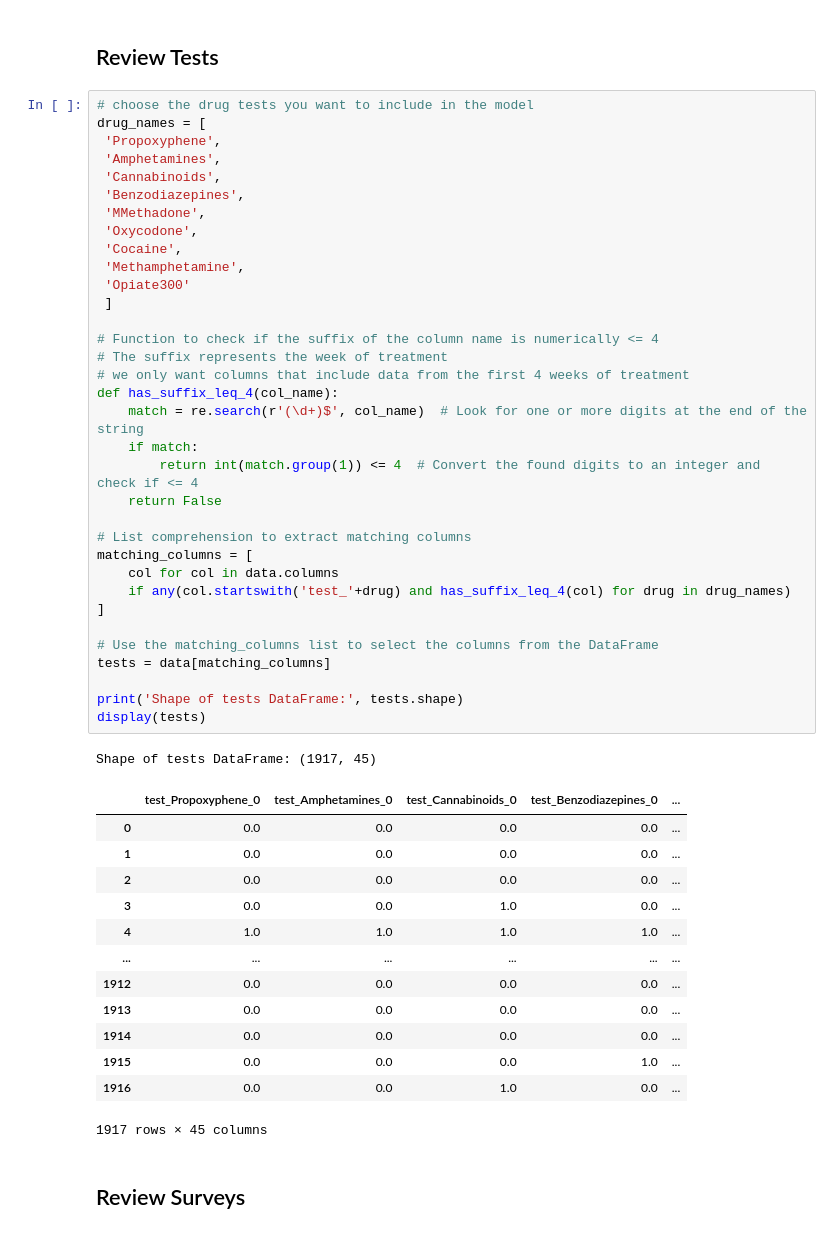
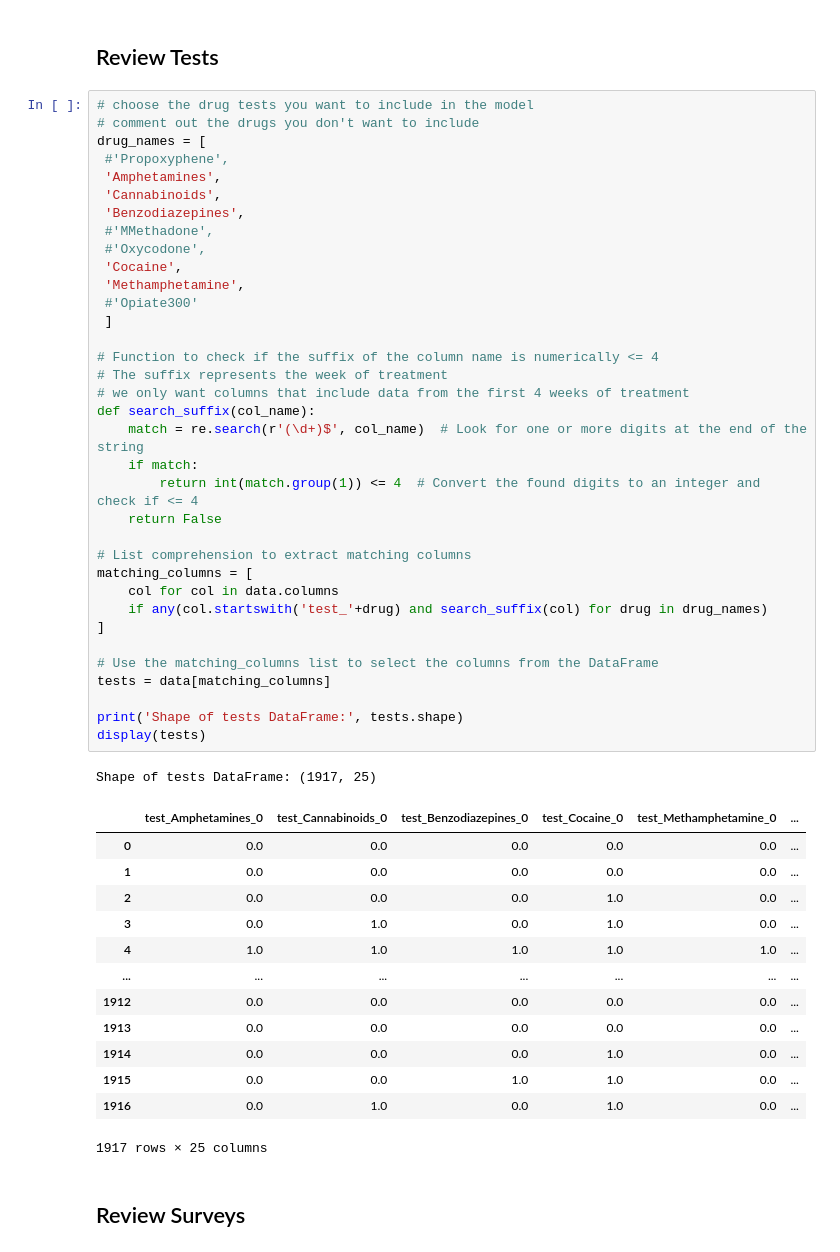
Before and after one commit to DanHerman212/precision_medicine, a Jupyter notebook: code/4_data_modeling.ipynb, the cells around one changed output. Drawn from its saved outputs; the diff is of its cells as text.

```diff
--- a/code/4_data_modeling.ipynb
+++ b/code/4_data_modeling.ipynb
@@ -35,53 +35,54 @@ Shape of dataframe prior to modeling: (1917, 419)
 ## Review Tests
 # %%
 # choose the drug tests you want to include in the model
+# comment out the drugs you don't want to include
 drug_names = [
- 'Propoxyphene',
+ #'Propoxyphene',
  'Amphetamines',
  'Cannabinoids',
  'Benzodiazepines',
- 'MMethadone',
- 'Oxycodone',
+ #'MMethadone',
+ #'Oxycodone',
  'Cocaine',
  'Methamphetamine',
- 'Opiate300'
+ #'Opiate300'
  ]
 
 # Function to check if the suffix of the column name is numerically <= 4
 # The suffix represents the week of treatment
 # we only want columns that include data from the first 4 weeks of treatment
-def has_suffix_leq_4(col_name):
+def search_suffix(col_name):
 	match = re.search(r'(\d+)$', col_name)  # Look for one or more digits at the end of the string
 	if match:
 		return int(match.group(1)) <= 4  # Convert the found digits to an integer and check if <= 4
 	return False
 
 # List comprehension to extract matching columns
 matching_columns = [
 	col for col in data.columns
-	if any(col.startswith('test_'+drug) and has_suffix_leq_4(col) for drug in drug_names)
+	if any(col.startswith('test_'+drug) and search_suffix(col) for drug in drug_names)
 ]
 
 # Use the matching_columns list to select the columns from the DataFrame
 tests = data[matching_columns]
 
 print('Shape of tests DataFrame:', tests.shape)
 display(tests)
 # %% [output]
-Shape of tests DataFrame: (1917, 45)
+Shape of tests DataFrame: (1917, 25)
-|  | test_Propoxyphene_0 | test_Amphetamines_0 | test_Cannabinoids_0 | test_Benzodiazepines_0 | ... |
-| 0 | 0.0 | 0.0 | 0.0 | 0.0 | ... |
-| 1 | 0.0 | 0.0 | 0.0 | 0.0 | ... |
-| 2 | 0.0 | 0.0 | 0.0 | 0.0 | ... |
-| 3 | 0.0 | 0.0 | 1.0 | 0.0 | ... |
-| 4 | 1.0 | 1.0 | 1.0 | 1.0 | ... |
-| ... | ... | ... | ... | ... | ... |
-| 1912 | 0.0 | 0.0 | 0.0 | 0.0 | ... |
-| 1913 | 0.0 | 0.0 | 0.0 | 0.0 | ... |
-| 1914 | 0.0 | 0.0 | 0.0 | 0.0 | ... |
-| 1915 | 0.0 | 0.0 | 0.0 | 1.0 | ... |
-| 1916 | 0.0 | 0.0 | 1.0 | 0.0 | ... |
+|  | test_Amphetamines_0 | test_Cannabinoids_0 | test_Benzodiazepines_0 | test_Cocaine_0 | test_Methamphetamine_0 | ... |
+| 0 | 0.0 | 0.0 | 0.0 | 0.0 | 0.0 | ... |
+| 1 | 0.0 | 0.0 | 0.0 | 0.0 | 0.0 | ... |
+| 2 | 0.0 | 0.0 | 0.0 | 1.0 | 0.0 | ... |
+| 3 | 0.0 | 1.0 | 0.0 | 1.0 | 0.0 | ... |
+| 4 | 1.0 | 1.0 | 1.0 | 1.0 | 1.0 | ... |
+| ... | ... | ... | ... | ... | ... | ... |
+| 1912 | 0.0 | 0.0 | 0.0 | 0.0 | 0.0 | ... |
+| 1913 | 0.0 | 0.0 | 0.0 | 0.0 | 0.0 | ... |
+| 1914 | 0.0 | 0.0 | 0.0 | 1.0 | 0.0 | ... |
+| 1915 | 0.0 | 0.0 | 1.0 | 1.0 | 0.0 | ... |
+| 1916 | 0.0 | 1.0 | 0.0 | 1.0 | 0.0 | ... |
-1917 rows × 45 columns
+1917 rows × 25 columns
 # %% [markdown]
 ## Review Surveys
 # %%
```
Also changed, not shown: parts of 15 cells of this notebook.
